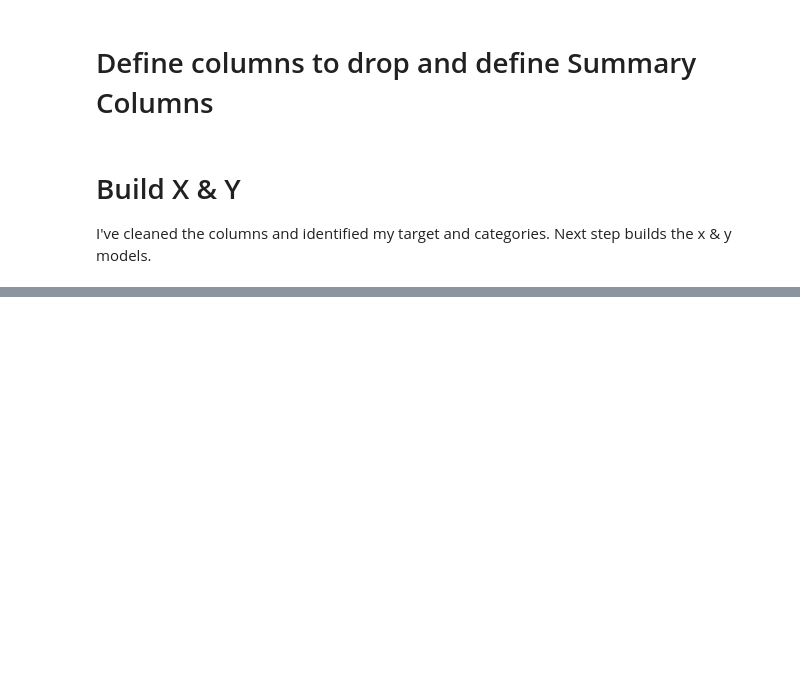
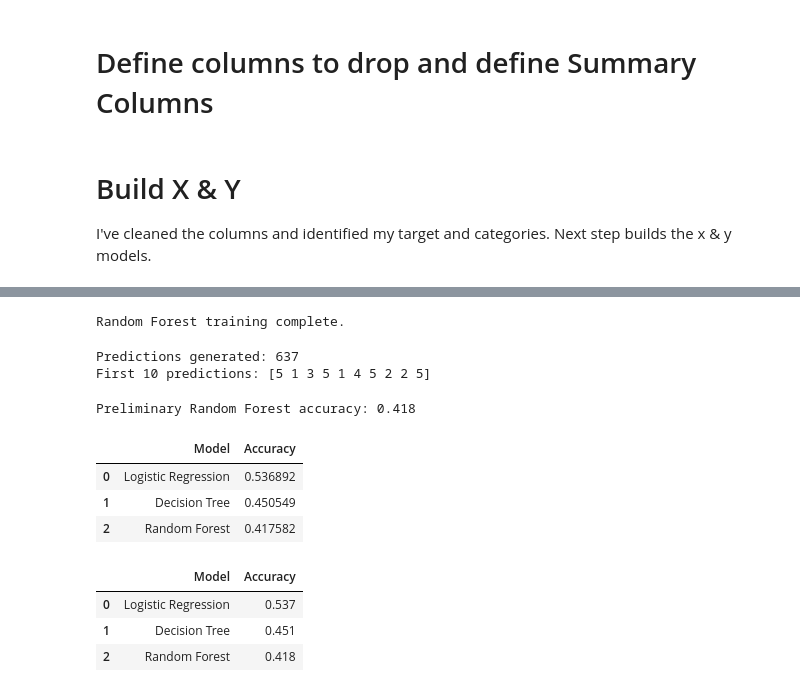
Before and after one commit to bfuemmeler/capstone-hospital-quality, a Jupyter notebook: notebooks/04_predictive_modeling.ipynb, the cells around one changed output, grey strips where cells are left out. Drawn from its saved outputs; the diff is of its cells as text; code cells hidden in the pictures; blank space fills up the shorter version.

Commit message:
update predictive modeling

```diff
--- a/notebooks/04_predictive_modeling.ipynb
+++ b/notebooks/04_predictive_modeling.ipynb
@@ -265,0 +546,2 @@ y shape: (3182,)
+# %%
+decision_tree_predictions = decision_tree_pipeline.predict(X_test)
@@ -265,0 +591,26 @@ y shape: (3182,)
+# %%
+random_forest_pipeline.fit(X_train, y_train)
+
+print("Random Forest training complete.")
+# %% [output]
+Random Forest training complete.
+# %%
+random_forest_predictions = random_forest_pipeline.predict(X_test)
+
+print("Predictions generated:", len(random_forest_predictions))
+print("First 10 predictions:", random_forest_predictions[:10])
+# %% [output]
+Predictions generated: 637
+First 10 predictions: [5 1 3 5 1 4 5 2 2 5]
+# %%
+random_forest_accuracy = accuracy_score(
+    y_test,
+    random_forest_predictions,
+)
+
+print(
+    f"Preliminary Random Forest accuracy: "
+    f"{random_forest_accuracy:.3f}"
+)
+# %% [output]
+Preliminary Random Forest accuracy: 0.418
@@ -265,0 +624,38 @@ y shape: (3182,)
+# %%
+model_results = [
+    {
+        "Model": "Logistic Regression",
+        "Accuracy": logistic_accuracy,
+    },
+    {
+        "Model": "Decision Tree",
+        "Accuracy": decision_tree_accuracy,
+    },
+    {
+        "Model": "Random Forest",
+        "Accuracy": random_forest_accuracy,
+    },
+]
+
+model_results_df = pd.DataFrame(model_results)
+
+display(
+    model_results_df.sort_values(
+        by="Accuracy",
+        ascending=False,
+    ).reset_index(drop=True)
+)
+# %% [output]
+|  | Model | Accuracy |
+| 0 | Logistic Regression | 0.536892 |
+| 1 | Decision Tree | 0.450549 |
+| 2 | Random Forest | 0.417582 |
+# %%
+model_results_df["Accuracy"] = model_results_df["Accuracy"].round(3)
+
+display(model_results_df)
+# %% [output]
+|  | Model | Accuracy |
+| 0 | Logistic Regression | 0.537 |
+| 1 | Decision Tree | 0.451 |
+| 2 | Random Forest | 0.418 |
```
Also changed, not shown: parts of 40 cells of this notebook, 2 other files.
